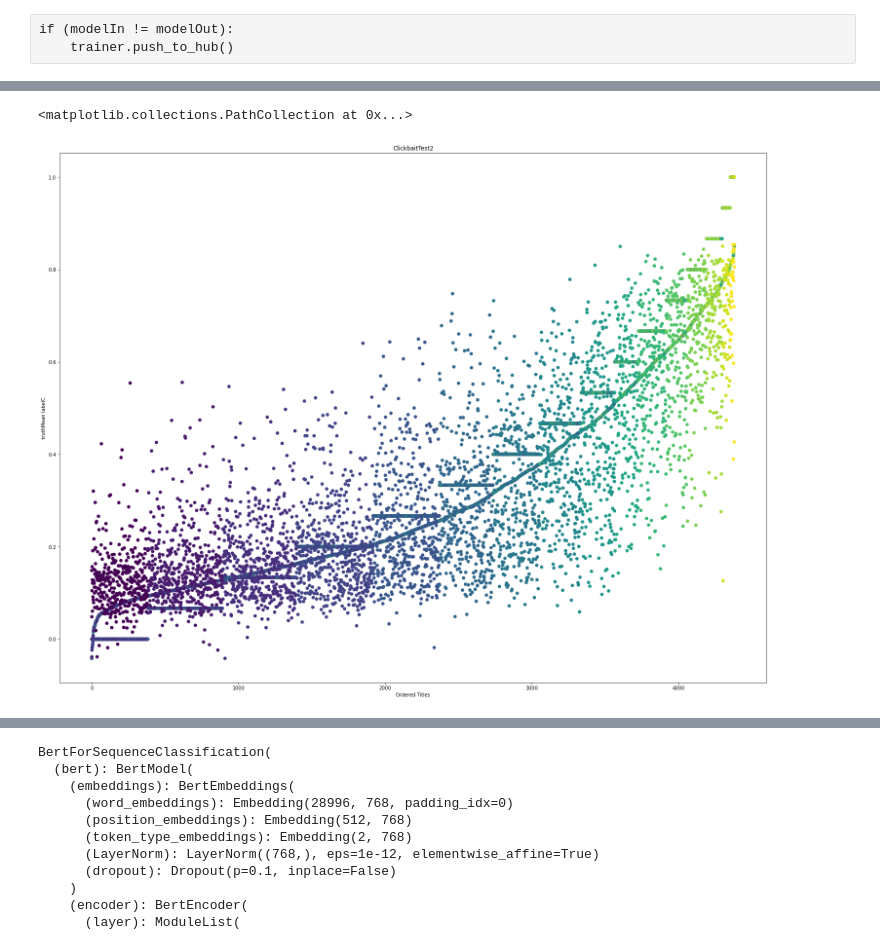
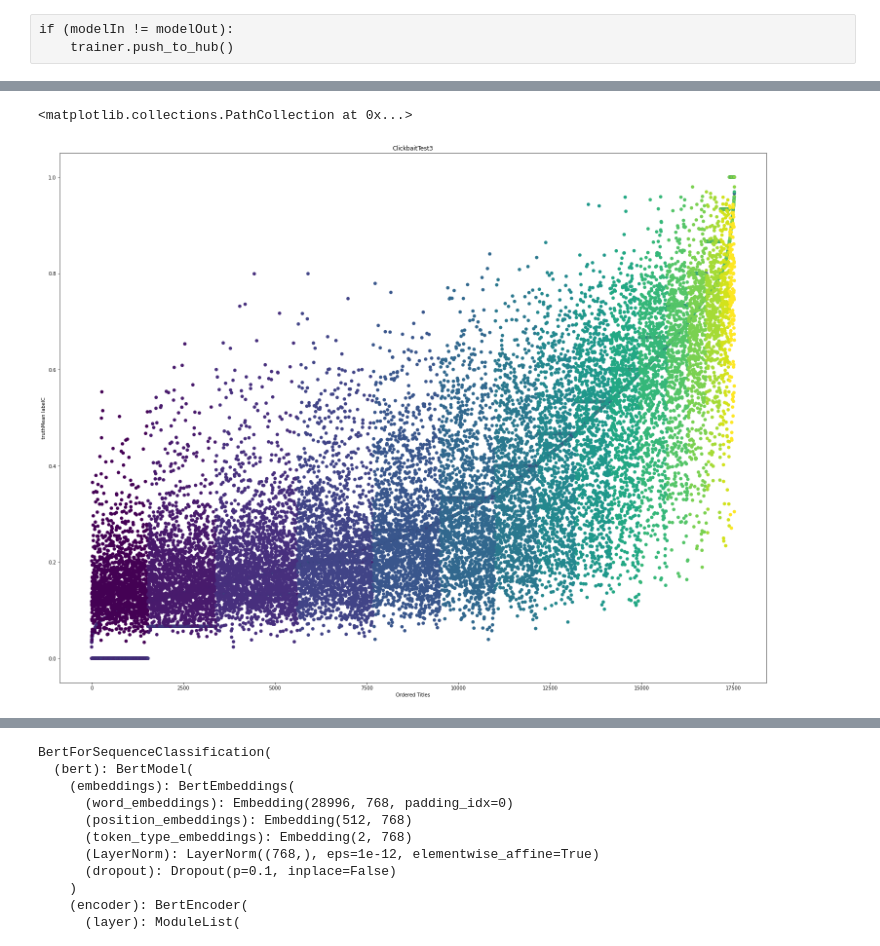
Before and after one commit to caush/Clickbait, a Jupyter notebook: CuratedToModel.ipynb, the cells around one changed output, grey strips where cells are left out. Drawn from its saved outputs; the diff is of its cells as text; code cells hidden in the pictures.

```diff
--- a/CuratedToModel.ipynb
+++ b/CuratedToModel.ipynb
@@ -1,6 +1,6 @@
 # %%
-modelIn = "ClickbaitTest"
-modelOut = "ClickbaitTest2"
+modelIn = "ClickbaitTest3"
+modelOut = "ClickbaitTest4"
 
                                               # "cmarkea/distilcamembert-base-sentiment"
                                               # "cmarkea/distilcamembert-base" (accuracy=0,69)
@@ -242,9 +242,9 @@ def compute_metrics(eval_preds):
 # %%
 from transformers import TrainingArguments
 
-training_args = TrainingArguments(modelPath,
+training_args = TrainingArguments(modelOut,
                                   evaluation_strategy= "steps", # "epoch",
-                                  # eval_steps = 50, # Evaluation and Save happens every 50 steps
+                                  eval_steps = 50, # Evaluation and Save happens every 50 steps
                                   # save_steps = 50,
                                   # save_total_limit = 5, # Only last 5 models are saved. Older ones are deleted.
                                   num_train_epochs = 4,
@@ -271,7 +271,7 @@ trainer = Trainer(model,
                   data_collator=data_collator,
                   tokenizer=tokenizer,
                   compute_metrics = compute_metrics,
-                  # callbacks = [EarlyStoppingCallback(early_stopping_patience=5)], #3
+                  callbacks = [EarlyStoppingCallback(early_stopping_patience=3)], #3
                   # optimizers=(torch.optim.AdamW, torch.optim.lr_scheduler.LambdaLR)
                  )
 # %%
@@ -346,7 +350,7 @@ if (modelIn != modelOut):
     trainer.push_to_hub()
 # %%
 # Pour voir si on fait de l'overfitting, rien de mieux que de dessiner le graphe avec le jeu d'entrainement
-overfitting = "test" #  "train" # "test"
+overfitting = "train" #  "train" # "test"
 # %%
 model.to(torch.device("cuda:0"))
 predictions = trainer.predict(tokenized_curated2[overfitting])
@@ -410,22 +414,22 @@ else:
     color2 = [palette[val] for val in tct1[actualOutput]]
 # %%
 plt.figure(figsize=(26, 20))
-plt.title(checkpoint)
+plt.title(modelIn)
 plt.xlabel("Ordered Titles")
 
 plt.ylabel(actualOutput + " " + computedOutput)
 
 x = np.array(range(0, tct1.shape[0]))
 y = tct1[actualOutput]
 plt.scatter(x, y, c = color1, marker = "o", label = "Array elements")
 
 x2 = np.array(range(0, tct2.shape[0]))
 y2 = tct2[computedOutput]
 plt.scatter(x2, y2, c = color1, marker = "o", label = "Array elements")
 
 x3 = np.array(range(0, tct1.shape[0]))
 y3 = tct1[computedOutput]
 plt.scatter(x3, y3, c = color2, marker = "o", label = "Array elements")
 # %% [output]
 <matplotlib.collections.PathCollection at 0x...>
-[figure, old version]
+[figure, new version]
```
Also changed, not shown: parts of 17 cells of this notebook.
